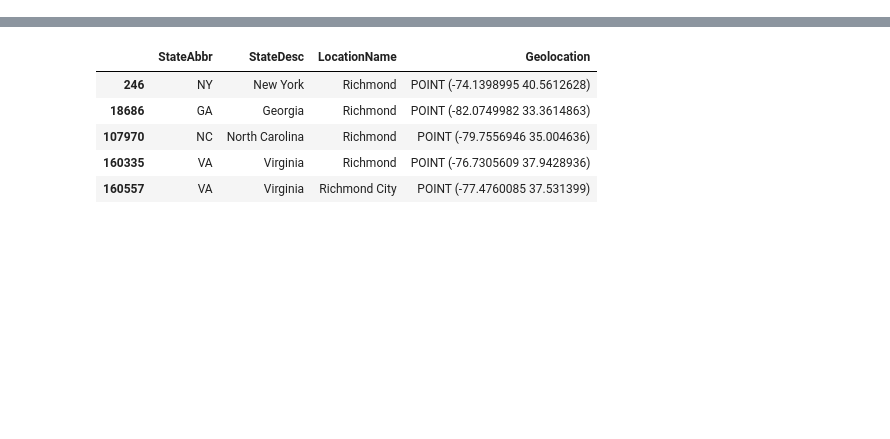
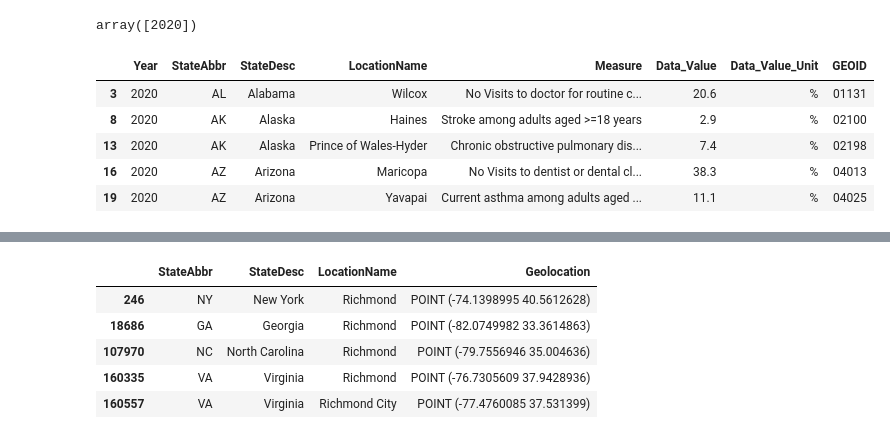
Before and after one commit to SloughJE/UnHealth_Dashboard, a Jupyter notebook: notebooks/1.0-JES-merging_data.ipynb, the cells around one changed output, grey strips where cells are left out. Cells and saved outputs as stored; diff of their text form; code cells hidden in the pictures; blank space fills up the shorter version.

```diff
--- a/notebooks/1.0-JES-merging_data.ipynb
+++ b/notebooks/1.0-JES-merging_data.ipynb
@@ -18,0 +40,31 @@ df_test.head()
+# %%
+df_test[(df_test.StateAbbr=='FL') & (df_test.Measure=='Mental health not good for >=14 days among adults aged >=18 years')].Year.unique()
+# %% [output]
+array([2020])
+# %%
+measure_mapping = {
+    "Visits to doctor for routine checkup within the past year among adults aged >=18 years": "No doctor visit for checkup in past year among adults aged >=18 years",
+    "Visits to dentist or dental clinic among adults aged >=18 years": "No dental visit in past year among adults aged >=18 years",
+    "Fecal occult blood test, sigmoidoscopy, or colonoscopy among adults aged 50-75 years": "No colorectal cancer screening among adults aged 50-75 years",
+    "Cervical cancer screening among adult women aged 21-65 years": "No cervical cancer screening among adult women aged 21-65 years",
+    "Taking medicine for high blood pressure control among adults aged >=18 years with high blood pressure": "Not taking medicine for high blood pressure among adults aged >=18 years",
+    "Cholesterol screening among adults aged >=18 years": "No cholesterol screening among adults aged >=18 years",
+    "Mammography use among women aged 50-74 years": "No mammography use among women aged 50-74 years",
+    "Older adult men aged >=65 years who are up to date on a core set of clinical preventive services: Flu shot past year, PPV shot ever, Colorectal cancer screening": "Older adult men aged >=65 years not up to date on clinical preventive services",
+    "Older adult women aged >=65 years who are up to date on a core set of clinical preventive services: Flu shot past year, PPV shot ever, Colorectal cancer screening, and Mammogram past 2 years": "Older adult women aged >=65 years not up to date on clinical preventive services"
+}
+
+# Apply the mapping to the DataFrame
+df_test['Measure'] = df_test['Measure'].apply(lambda x: measure_mapping.get(x, x))
+
+# Invert data values for positive measures
+df_test['Data_Value'] = df_test.apply(lambda row: 1 - row['Data_Value'] if row['Measure'] in measure_mapping.values() else row['Data_Value'], axis=1)
+# %%
+df_test.head()
+# %% [output]
+|  | Year | StateAbbr | StateDesc | LocationName | Measure | Data_Value | Data_Value_Unit | GEOID |
+| 3 | 2020 | AL | Alabama | Wilcox | No Visits to doctor for routine c... | 20.6 | % | 01131 |
+| 8 | 2020 | AK | Alaska | Haines | Stroke among adults aged >=18 years | 2.9 | % | 02100 |
+| 13 | 2020 | AK | Alaska | Prince of Wales-Hyder | Chronic obstructive pulmonary dis... | 7.4 | % | 02198 |
+| 16 | 2020 | AZ | Arizona | Maricopa | No Visits to dentist or dental cl... | 38.3 | % | 04013 |
+| 19 | 2020 | AZ | Arizona | Yavapai | Current asthma among adults aged ... | 11.1 | % | 04025 |
```
Also changed, not shown: parts of 15 cells of this notebook, 2 other files.
